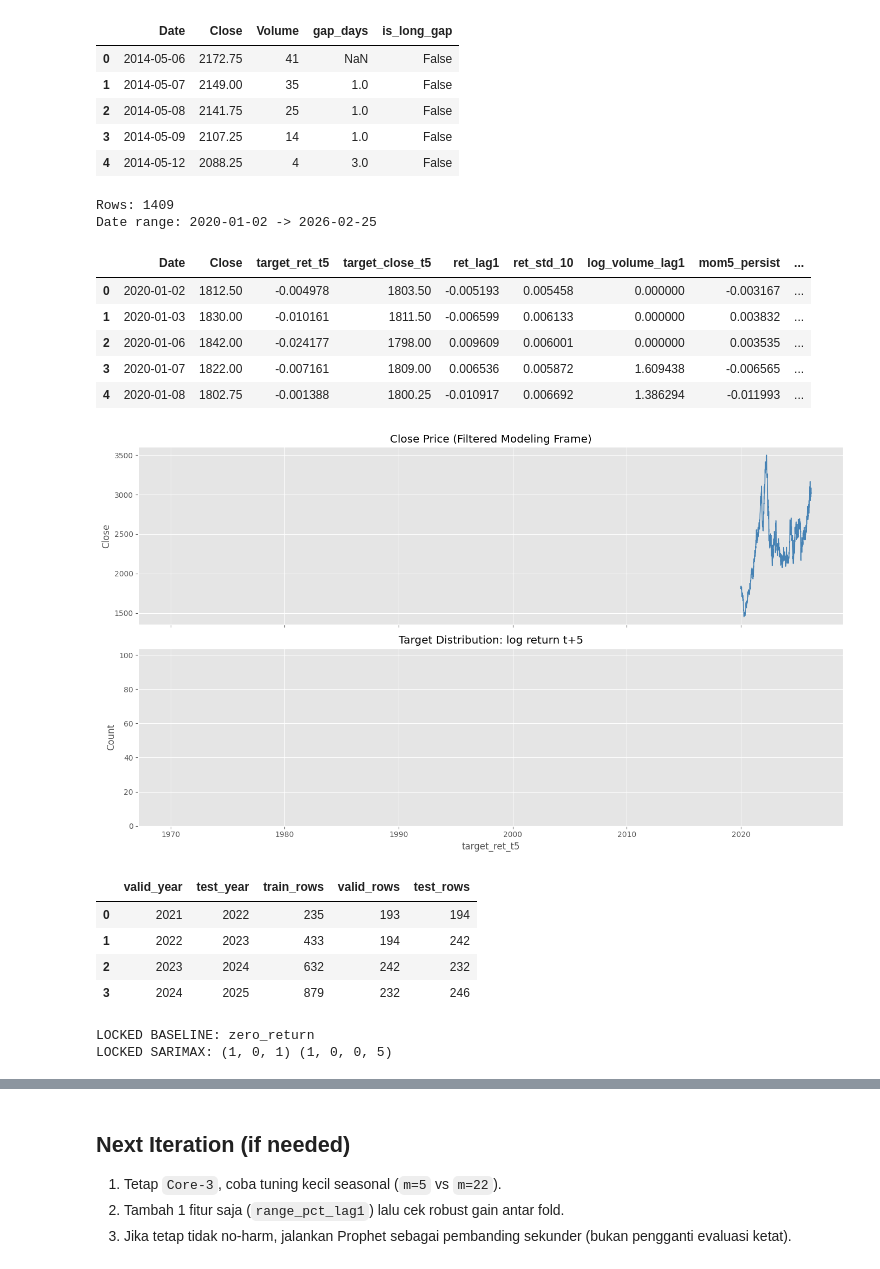
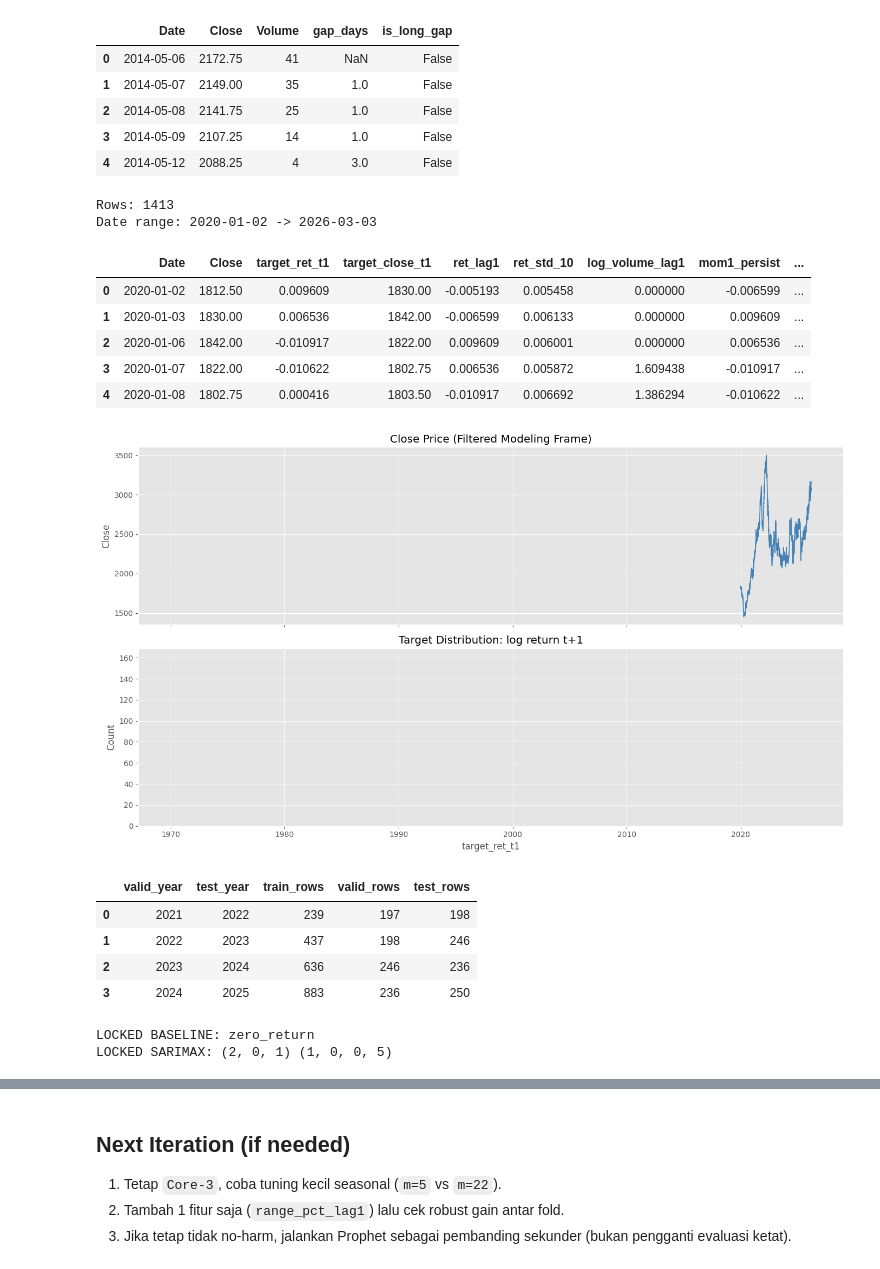
Before and after one commit to DonnyRZ/Alumunium-Price-Prediction, a Jupyter notebook: notebooks/SARIMAX.ipynb, the cells around one changed output, grey strips where cells are left out. Drawn from its saved outputs; the diff is of its cells as text; code cells hidden in the pictures.

```diff
--- a/notebooks/SARIMAX.ipynb
+++ b/notebooks/SARIMAX.ipynb
@@ -34,8 +34,8 @@ if ROOT.name == 'notebooks':
 DATA_PATH = ROOT / 'data' / 'processed data' / 'ali_f_event_model_ready_v3.csv'
 assert DATA_PATH.exists(), f'File not found: {DATA_PATH}'
 
-H = 5
-PURGE = 5
+H = 1
+PURGE = 1
 MIN_YEAR = 2020
 MIN_TRAIN = 220
 MIN_VALID = 80
@@ -64,12 +64,12 @@ raw[['Date', 'Close', 'Volume', 'gap_days', 'is_long_gap']].head()
 | 3 | 2014-05-09 | 2107.25 | 14 | 1.0 | False |
 | 4 | 2014-05-12 | 2088.25 | 4 | 3.0 | False |
 # %%
-# Build modeling frame (target in log-return t->t+5, then convert to price for business metrics)
+# Build modeling frame (target in log-return t->t+1, then convert to price for business metrics)
 df = raw.copy()
 
 df['log_ret_1'] = np.log(df['Close'] / df['Close'].shift(1))
-df['target_ret_t5'] = np.log(df['Close'].shift(-H) / df['Close'])
-df['target_close_t5'] = df['Close'].shift(-H)
+df['target_ret_t1'] = np.log(df['Close'].shift(-H) / df['Close'])
+df['target_close_t1'] = df['Close'].shift(-H)
 
 # Core-3 exog (strictly historical)
 df['ret_lag1'] = df['log_ret_1'].shift(1)
@@ -78,15 +78,15 @@ df['log_volume_lag1'] = np.log1p(df['Volume']).shift(1)
 
 # Baseline helper
 # persistence of prior h-event move (known at time t)
-df['mom5_persist'] = np.log(df['Close'] / df['Close'].shift(H))
+df['mom1_persist'] = np.log(df['Close'] / df['Close'].shift(H))
 
 # Quality filter: keep post-2020, drop long-gap rows
 df = df[df['Date'].dt.year >= MIN_YEAR].copy()
 df = df[df['gap_days'].fillna(1) <= 7].copy()
 
 keep_cols = [
-    'Date', 'Close', 'target_ret_t5', 'target_close_t5',
-    'ret_lag1', 'ret_std_10', 'log_volume_lag1', 'mom5_persist',
+    'Date', 'Close', 'target_ret_t1', 'target_close_t1',
+    'ret_lag1', 'ret_std_10', 'log_volume_lag1', 'mom1_persist',
     'gap_days', 'is_long_gap'
 ]
 model_df = df[keep_cols].dropna().reset_index(drop=True)
@@ -96,30 +96,30 @@ print('Rows:', len(model_df))
 print('Date range:', model_df['Date'].min().date(), '->', model_df['Date'].max().date())
 model_df.head()
 # %% [output]
-Rows: 1409
-Date range: 2020-01-02 -> 2026-02-25
+Rows: 1413
+Date range: 2020-01-02 -> 2026-03-03
-|  | Date | Close | target_ret_t5 | target_close_t5 | ret_lag1 | ret_std_10 | log_volume_lag1 | mom5_persist | ... |
-| 0 | 2020-01-02 | 1812.50 | -0.004978 | 1803.50 | -0.005193 | 0.005458 | 0.000000 | -0.003167 | ... |
-| 1 | 2020-01-03 | 1830.00 | -0.010161 | 1811.50 | -0.006599 | 0.006133 | 0.000000 | 0.003832 | ... |
-| 2 | 2020-01-06 | 1842.00 | -0.024177 | 1798.00 | 0.009609 | 0.006001 | 0.000000 | 0.003535 | ... |
-| 3 | 2020-01-07 | 1822.00 | -0.007161 | 1809.00 | 0.006536 | 0.005872 | 1.609438 | -0.006565 | ... |
-| 4 | 2020-01-08 | 1802.75 | -0.001388 | 1800.25 | -0.010917 | 0.006692 | 1.386294 | -0.011993 | ... |
+|  | Date | Close | target_ret_t1 | target_close_t1 | ret_lag1 | ret_std_10 | log_volume_lag1 | mom1_persist | ... |
+| 0 | 2020-01-02 | 1812.50 | 0.009609 | 1830.00 | -0.005193 | 0.005458 | 0.000000 | -0.006599 | ... |
+| 1 | 2020-01-03 | 1830.00 | 0.006536 | 1842.00 | -0.006599 | 0.006133 | 0.000000 | 0.009609 | ... |
+| 2 | 2020-01-06 | 1842.00 | -0.010917 | 1822.00 | 0.009609 | 0.006001 | 0.000000 | 0.006536 | ... |
+| 3 | 2020-01-07 | 1822.00 | -0.010622 | 1802.75 | 0.006536 | 0.005872 | 1.609438 | -0.010917 | ... |
+| 4 | 2020-01-08 | 1802.75 | 0.000416 | 1803.50 | -0.010917 | 0.006692 | 1.386294 | -0.010622 | ... |
 # %%
 # Quick visual sanity
 fig, ax = plt.subplots(2, 1, figsize=(14, 8), sharex=True)
 ax[0].plot(model_df['Date'], model_df['Close'], lw=1.2, color='steelblue')
 ax[0].set_title('Close Price (Filtered Modeling Frame)')
 ax[0].set_ylabel('Close')
 
-ax[1].hist(model_df['target_ret_t5'], bins=60, color='darkorange', alpha=0.85)
-ax[1].set_title('Target Distribution: log return t+5')
-ax[1].set_xlabel('target_ret_t5')
+ax[1].hist(model_df['target_ret_t1'], bins=60, color='darkorange', alpha=0.85)
+ax[1].set_title('Target Distribution: log return t+1')
+ax[1].set_xlabel('target_ret_t1')
 ax[1].set_ylabel('Count')
 
 plt.tight_layout()
 plt.show()
 # %% [output]
-[figure, old version]
+[figure, new version]
 # %%
 # Walk-forward fold builder (yearly, purged)
 def build_yearly_folds(frame, purge=5, min_train=220, min_valid=80, min_test=80):
@@ -172,10 +172,10 @@ pd.DataFrame([
 ])
 # %% [output]
 |  | valid_year | test_year | train_rows | valid_rows | test_rows |
-| 0 | 2021 | 2022 | 235 | 193 | 194 |
-| 1 | 2022 | 2023 | 433 | 194 | 242 |
-| 2 | 2023 | 2024 | 632 | 242 | 232 |
-| 3 | 2024 | 2025 | 879 | 232 | 246 |
+| 0 | 2021 | 2022 | 239 | 197 | 198 |
+| 1 | 2022 | 2023 | 437 | 198 | 246 |
+| 2 | 2023 | 2024 | 636 | 246 | 236 |
+| 3 | 2024 | 2025 | 883 | 236 | 250 |
 # %%
 # Metrics & helper functions
 FEATURES = ['ret_lag1', 'ret_std_10', 'log_volume_lag1']
@@ -232,9 +232,9 @@ for fold_id, f in enumerate(folds, start=1):
     tr = model_df.iloc[f['train_pos']]
     va = model_df.iloc[f['valid_pos']]
 
-    y_tr = tr['target_ret_t5'].values
+    y_tr = tr['target_ret_t1'].values
     X_tr = tr[FEATURES].values
-    y_va_true = va['target_close_t5'].values
+    y_va_true = va['target_close_t1'].values
     close_va = va['Close'].values
 
     # baselines on valid
@@ -306,7 +306,7 @@ print('LOCKED BASELINE:', LOCKED_BASELINE)
 print('LOCKED SARIMAX:', LOCKED_ORDER, LOCKED_SEASONAL)
 # %% [output]
 LOCKED BASELINE: zero_return
-LOCKED SARIMAX: (1, 0, 1) (1, 0, 0, 5)
+LOCKED SARIMAX: (2, 0, 1) (1, 0, 0, 5)
 # %%
 # Valid summary + visual
 print('Baseline ranking (valid):')
```
Also changed, not shown: parts of 7 cells of this notebook, 1 other file.
